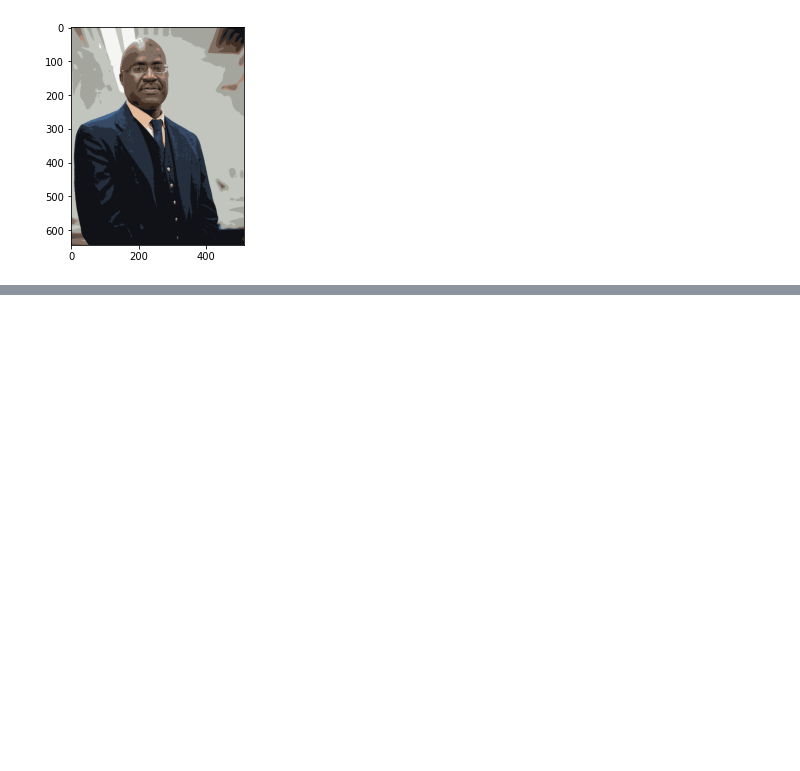
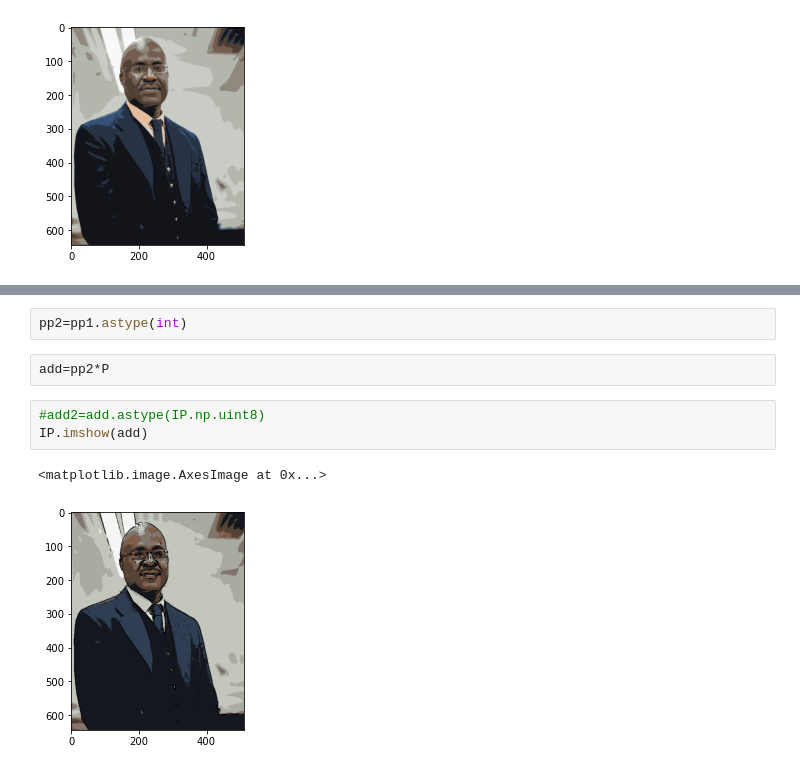
Before and after one commit to mustafa-siddiqui/Cartoonize-Image, a Jupyter notebook: src/clustering.ipynb, the cells around one changed output, grey strips where cells are left out. Drawn from its saved outputs; the diff is of its cells as text; blank space fills up the shorter version.

```diff
--- a/src/clustering.ipynb
+++ b/src/clustering.ipynb
@@ -417,0 +442,10 @@ IP.imshow(quantizeImage(img, 5))
+# %%
+pp2=pp1.astype(int)
+# %%
+add=pp2*P
+# %%
+#add2=add.astype(IP.np.uint8)
+IP.imshow(add)
+# %% [output]
+<matplotlib.image.AxesImage at 0x...>
+[figure, added]
```
Also changed, not shown: parts of 11 cells of this notebook.
